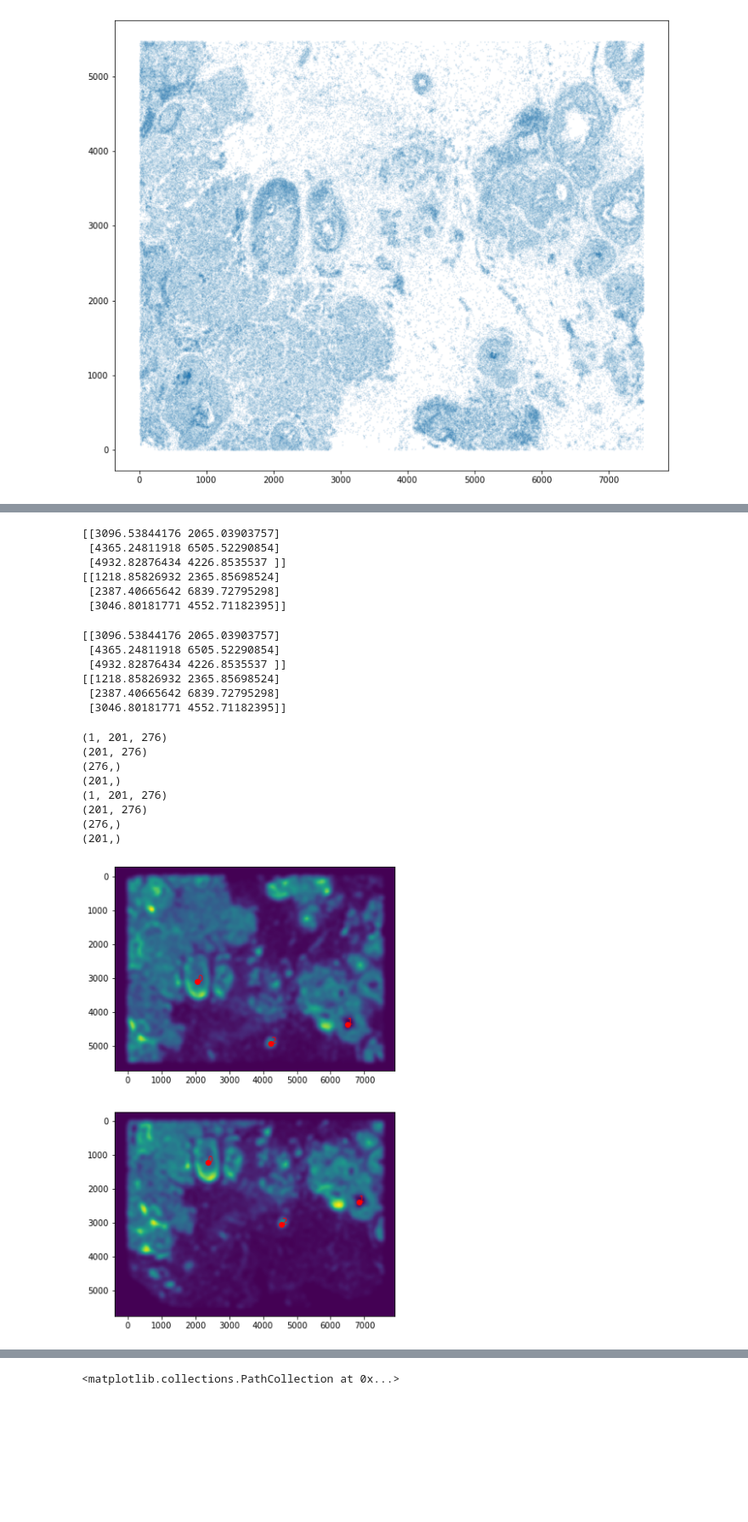
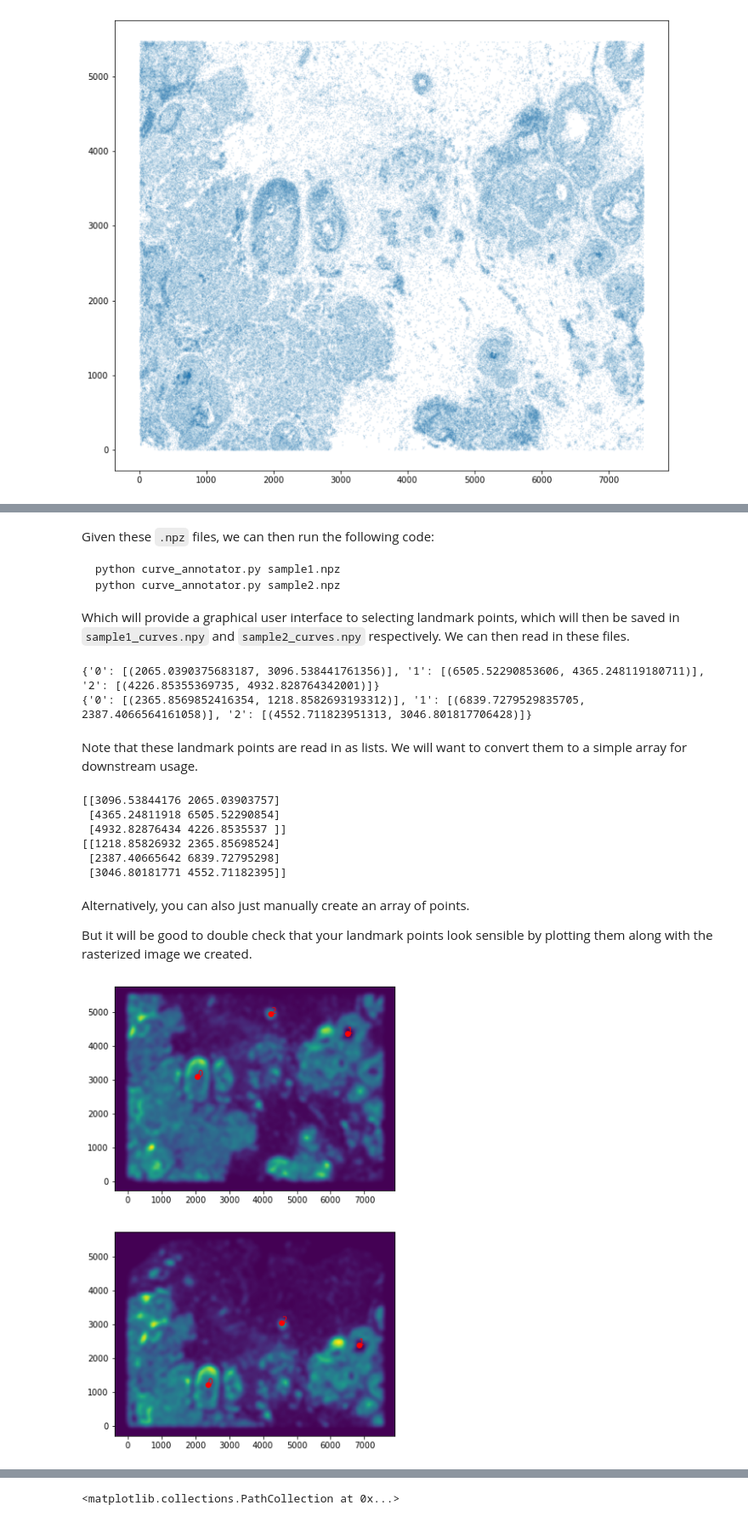
Before and after one commit to JEFworks-Lab/STalign, a Jupyter notebook: xenium-xenium-alignment.ipynb, the cells around one changed output, grey strips where cells are left out. Shown at 85% size. Saved outputs shown, nothing was run; the diff lists cells and outputs as text; code cells hidden in the pictures; blank space fills up the shorter version.

````diff
--- a/xenium-2-jeanv2.ipynb
+++ b/xenium-xenium-alignment.ipynb
@@ -13,7 +21,7 @@ plt.rcParams["figure.figsize"] = (12,10)
 # %%
 # Single cell data 1
 # read in data
-fname = '/Users/jeanfan/Desktop/STalign/xenium_data/Xenium_FFPE_Human_Breast_Cancer_Rep1_cells.csv.gz'
+fname = 'xenium_data/Xenium_FFPE_Human_Breast_Cancer_Rep1_cells.csv.gz'
 df1 = pd.read_csv(fname)
-df1.head()
+print(df1.head())
 # %% [output]
@@ -37,7 +58,10 @@ ax.scatter(xI,yI,s=1,alpha=0.1)
 # %%
 # rasterize at 30um resolution (assuming positions are in um units) and plot
-XI,YI,I,fig = tools.rasterize(xI,yI,dx=30)
+XI,YI,I,fig = STalign.rasterize(xI,yI,dx=30)
+
+# plot
 ax = fig.axes[0]
+ax.invert_yaxis()
 # %% [output]
 0 of 167782
 10000 of 167782
@@ -61,9 +87,8 @@ ax = fig.axes[0]
 # %%
 # Single cell data 2
 # read in data
-fname = '/Users/jeanfan/Desktop/STalign/xenium_data/cells.csv.gz'
+fname = 'xenium_data/Xenium_FFPE_Human_Breast_Cancer_Rep2_cells.csv.gz'
 df2 = pd.read_csv(fname)
-df2.head()
 
 # get cell centroids
 xJ = np.array(df2['x_centroid'])
@@ -74,8 +99,9 @@ fig,ax = plt.subplots()
 ax.scatter(xJ,yJ,s=1,alpha=0.1)
 
 # rasterize and plot
-XJ,YJ,J,fig = tools.rasterize(xJ,yJ,dx=30)
+XJ,YJ,J,fig = STalign.rasterize(xJ,yJ,dx=30)
 ax = fig.axes[0]
+ax.invert_yaxis()
 # %% [output]
 0 of 118752
 10000 of 118752
@@ -97,27 +125,26 @@ ax = fig.axes[0]
 np.savez('sample1', x=XI,y=YI,I=I)
 np.savez('sample2', x=XJ,y=YJ,I=J)
 # outputs sample1.npz and sample2.npz
+# %% [markdown]
+Given these `.npz` files, we can then run the following code:
+
+```
+python curve_annotator.py sample1.npz
+python curve_annotator.py sample2.npz
+```
+
+Which will provide a graphical user interface to selecting landmark points, which will then be saved in `sample1_curves.npy` and `sample2_curves.npy` respectively. We can then read in these files.
 # %%
-# now can use
-# python curve_annotator.py sample1.npz
-# python curve_annotator.py sample2.npz
-
-# copy output
-# pointsI = {'0': [(2065.0390375683187, 3096.538441761356)], '1': [(6505.52290853606, 4365.248119180711)], '2': [(4226.85355369735, 4932.828764342001)]}
-# pointsJ = {'0': [(2365.8569852416354, 1218.8582693193312)], '1': [(6839.7279529835705, 2387.4066564161058)], '2': [(4552.711823951313, 3046.801817706428)]}
-
-# or just read from file
+# read from file
 pointsIlist = np.load('sample1_curves.npy', allow_pickle=True).tolist()
-print(pointsI)
+print(pointsIlist)
 pointsJlist = np.load('sample2_curves.npy', allow_pickle=True).tolist()
-print(pointsJ)
+print(pointsJlist)
 # %% [output]
-[[3096.53844176 2065.03903757]
- [4365.24811918 6505.52290854]
- [4932.82876434 4226.8535537 ]]
-[[1218.85826932 2365.85698524]
- [2387.40665642 6839.72795298]
- [3046.80181771 4552.71182395]]
+{'0': [(2065.0390375683187, 3096.538441761356)], '1': [(6505.52290853606, 4365.248119180711)], '2': [(4226.85355369735, 4932.828764342001)]}
+{'0': [(2365.8569852416354, 1218.8582693193312)], '1': [(6839.7279529835705, 2387.4066564161058)], '2': [(4552.711823951313, 3046.801817706428)]}
+# %% [markdown]
+Note that these landmark points are read in as lists. We will want to convert them to a simple array for downstream usage.
 # %%
 # convert to array
 pointsI = []
@@ -142,39 +170,26 @@ print(pointsJ)
 [[1218.85826932 2365.85698524]
  [2387.40665642 6839.72795298]
  [3046.80181771 4552.71182395]]
-# %%
-# double check some dimensions of things
-print(I.shape)
-print(I.transpose(1,2,0).squeeze().shape)
-print(XI.shape)
-print(YI.shape)
-print(J.shape)
-print(J.transpose(1,2,0).squeeze().shape)
-print(XJ.shape)
-print(YJ.shape)
-# %% [output]
-(1, 201, 276)
-(201, 276)
-(276,)
-(201,)
-(1, 201, 276)
-(201, 276)
-(276,)
-(201,)
+# %% [markdown]
+Alternatively, you can also just manually create an array of points.
+
+But it will be good to double check that your landmark points look sensible by plotting them along with the rasterized image we created.
 # %%
 # get extent of images
-extentI = tools.extent_from_x((YI,XI))
-extentJ = tools.extent_from_x((YJ,XJ))
+extentI = STalign.extent_from_x((YI,XI))
+extentJ = STalign.extent_from_x((YJ,XJ))
 
 # plot rasterized images
 fig,ax = plt.subplots(2,1)
 ax[0].imshow((I.transpose(1,2,0).squeeze()), extent=extentI) # just want 201x276 matrix
 ax[1].imshow((J.transpose(1,2,0).squeeze()), extent=extentJ) # just want 201x276 matrix
 # with points
 ax[0].scatter(pointsI[:,1], pointsI[:,0], c='red')
 ax[1].scatter(pointsJ[:,1], pointsJ[:,0], c='red')
 for i in range(pointsI.shape[0]):
     ax[0].text(pointsI[i,1],pointsI[i,0],f'{i}', c='red')
     ax[1].text(pointsJ[i,1],pointsJ[i,0],f'{i}', c='red')
+ax[0].invert_yaxis()
+ax[1].invert_yaxis()
 # %% [output]
-[figure, old version]
+[figure, new version]
````
Also changed, not shown: parts of 36 cells of this notebook, 10 other files.
